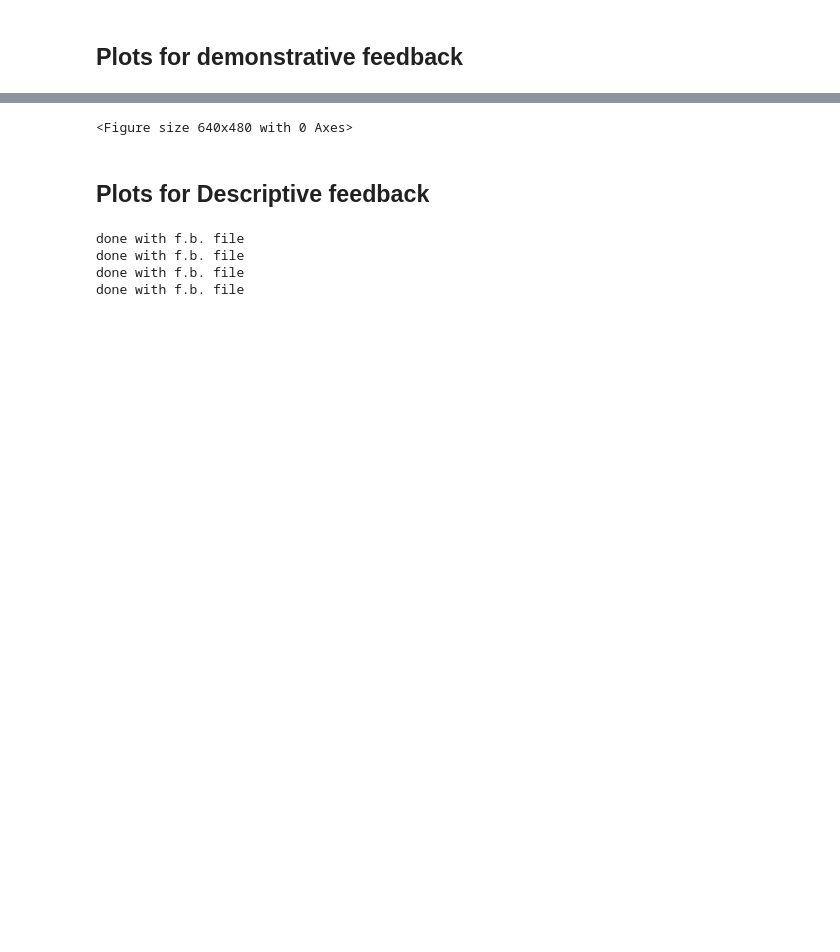
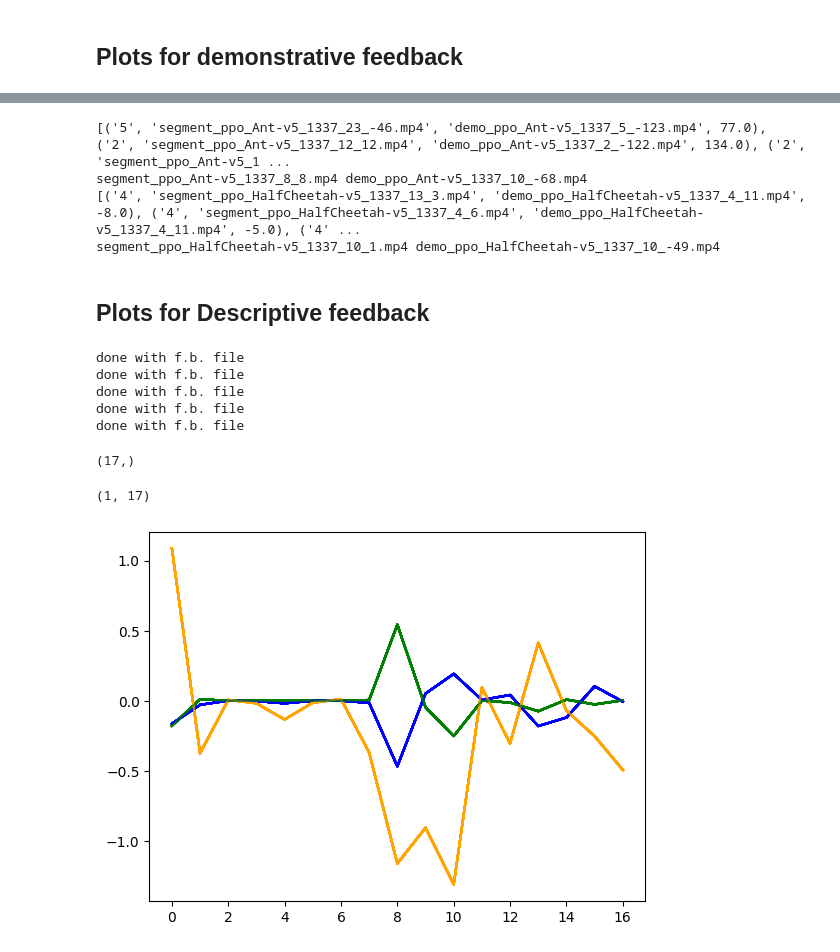
Before and after one commit to ymetz/multi-type-feedback, a Jupyter notebook: rlhf/Generate_Appendix_A_Plots.ipynb, the cells around one changed output, grey strips where cells are left out. Saved outputs shown, nothing was run; the diff lists cells and outputs as text; code cells hidden in the pictures; blank space fills up the shorter version.

```diff
--- a/rlhf/Generate_Appendix_A_Plots.ipynb
+++ b/rlhf/Generate_Appendix_A_Plots.ipynb
@@ -143,14 +142,15 @@ plt.savefig("segment_vs_demo_rewards.png")
 # Ideally, we want a grid of 5 columns and 2 rows for each environment (one row for the segments and one for the demos). And then save a plot for each environment.
 
 import cv2
+os.makedirs("correction_frames", exist_ok=True)
 
-for env in ["HalfCheetah-v5"]:
+for env in ["Ant-v5", "HalfCheetah-v5", "Walker2d-v5", ]:
 
     # get all feedback files matching the environment (they contain the name and the seed)
     env_name = env if 'ALE' not in env else env.replace('/', '-')
     # get all video files matching the environment and seed
-    video_files = [f for f in os.listdir("feedback_videos") if env_name in f and seed in f and "segment" in f]
-    demo_files = [f for f in os.listdir("feedback_videos") if env_name in f and seed in f and "demo" in f]
+    video_files = [f for f in os.listdir("feedback_videos") if env_name in f and seed in f and "segment" in f and "mp4" in f]
+    demo_files = [f for f in os.listdir("feedback_videos") if env_name in f and seed in f and "demo" in f and "mp4" in f]
 
     # we want to find the pair of segment and demo videos that have the same segment index but the highest difference in optgap
     opt_gap_diffs = []
@@ -161,18 +161,14 @@ for env in ["HalfCheetah-v5"]:
         for video in demo_files:
             if segindex in video:
                 _, _, _, seed, segindex, optgap_demo = video.split('.')[0].split('_')
-                opt_gap_diffs.append((file, video, float(optgap_demo)- float(optgap)))
+                opt_gap_diffs.append((segindex, file, video, float(optgap)-float(optgap_demo)))
                 break
 
     # sort by the difference in optgap
-    opt_gap_diffs = sorted(opt_gap_diffs, key=lambda x: x[2])
+    opt_gap_diffs = sorted(opt_gap_diffs, key=lambda x: x[2], reverse=True)
 
-
-    # take the pair with the highest difference
-    video_file = opt_gap_diffs[-1][0]
-    demo_file = opt_gap_diffs[-1][1]
-
-
+    video_file = opt_gap_diffs[-1][1] #"segment_ppo_HalfCheetah-v5_1337_14_-12.mp4" #opt_gap_diffs[index][0]
+    demo_file = opt_gap_diffs[-1][2] #"demo_ppo_HalfCheetah-v5_1337_14_-80.mp4" #opt_gap_diffs[index][1]
 
     cap_seg = cv2.VideoCapture(f"feedback_videos/{video_file}")
     frames_seg = []
@@ -182,13 +178,6 @@ for env in ["HalfCheetah-v5"]:
         if ret:
             frames_seg.append(frame)
     cap_seg.release()
-    """fig, axs = plt.subplots(1, 5, figsize=(20, 4))
-    for i, frame in enumerate(frames):
-        axs[i].imshow(cv2.cvtColor(frame, cv2.COLOR_BGR2RGB))
-        axs[i].axis('off')
-    plt.tight_layout()
-    plt.savefig(f"feedback_videos/{video_file.replace('.mp4', '.png')}")
-    plt.close()"""
 
     cap_demo = cv2.VideoCapture(f"feedback_videos/{demo_file}")
     frames_demo = []
@@ -198,13 +187,6 @@ for env in ["HalfCheetah-v5"]:
         if ret:
             frames_demo.append(frame)
     cap_demo.release()
-    """fig, axs = plt.subplots(1, 5, figsize=(20, 4))
-    for i, frame in enumerate(frames):
-        axs[i].imshow(cv2.cvtColor(frame, cv2.COLOR_BGR2RGB))
-        axs[i].axis('off')
-    plt.tight_layout()
-    plt.close()
-    plt.savefig(f"feedback_videos/{demo_file.replace('.mp4', '.png')}")"""
 
     # plot into a single figure with two rows (title for each row: "Segments" and "Demos")
     fig, axs = plt.subplots(2, 5, figsize=(20, 8))
@@ -217,10 +199,13 @@ for env in ["HalfCheetah-v5"]:
         axs[1, i].axis('off')
 
     plt.tight_layout()
-    plt.savefig(f"feedback_videos/{env_name}_{seed}_frames.png")
+    plt.savefig(f"correction_frames/{env_name}_{seed}_frames.png")
     plt.close()
 # %% [output]
-<Figure size 640x480 with 0 Axes>
+[('5', 'segment_ppo_Ant-v5_1337_23_-46.mp4', 'demo_ppo_Ant-v5_1337_5_-123.mp4', 77.0), ('2', 'segment_ppo_Ant-v5_1337_12_12.mp4', 'demo_ppo_Ant-v5_1337_2_-122.mp4', 134.0), ('2', 'segment_ppo_Ant-v5_1 ...
+segment_ppo_Ant-v5_1337_8_8.mp4 demo_ppo_Ant-v5_1337_10_-68.mp4
+[('4', 'segment_ppo_HalfCheetah-v5_1337_13_3.mp4', 'demo_ppo_HalfCheetah-v5_1337_4_11.mp4', -8.0), ('4', 'segment_ppo_HalfCheetah-v5_1337_4_6.mp4', 'demo_ppo_HalfCheetah-v5_1337_4_11.mp4', -5.0), ('4' ...
+segment_ppo_HalfCheetah-v5_1337_10_1.mp4 demo_ppo_HalfCheetah-v5_1337_10_-49.mp4
 # %% [markdown]
 ## Plots for Descriptive feedback
 # %%
@@ -259,7 +244,7 @@ for env in environments:
             attributions = np.array([d[0] for d in data["description"]])[index]
             obs = np.array([np.array([entry[0] for entry in d]) for d in data["segments"]])[index]
             obs_shape = obs[0].squeeze().shape
-            single_attr_score =
+            #single_attr_score =
             #significant_pos = np.array([np.sum(np.abs(a) > 0.5 * np.abs(s)) for a, s in zip(attributions, data["segments"])])
             significant_positives = np.array([np.sum(a > 0.05) / np.prod(obs_shape) for a, s in zip(attributions, obs)])
             significant_negatives = np.array([np.sum(a < 0.05) / np.prod(obs_shape) for a, s in zip(attributions, obs)])
@@ -273,3 +258,23 @@ done with f.b. file
 done with f.b. file
 done with f.b. file
 done with f.b. file
+done with f.b. file
+# %%
+data["description"][0][0][1].shape
+# %% [output]
+(17,)
+# %%
+data["segments"][0][1][0].shape
+# %% [output]
+(1, 17)
+# %%
+fragment_index = 4280
+mean_attributions = np.mean([data["description"][fragment_index][0][idx] for idx in range(50)], axis=0)
+mean_pattern = np.mean([data["segments"][fragment_index][idx][0] for idx in range(50)], axis=0).squeeze()
+
+for idx in range(50):
+    plt.plot(mean_attributions, color="blue", alpha=0.5)
+    plt.plot(mean_pattern, color="orange", alpha=0.5)
+    plt.plot(mean_pattern * mean_attributions, color="green", alpha=0.5)
+# %% [output]
+[figure, added]
```
Also changed, not shown: parts of 8 cells of this notebook, 3 other files.
